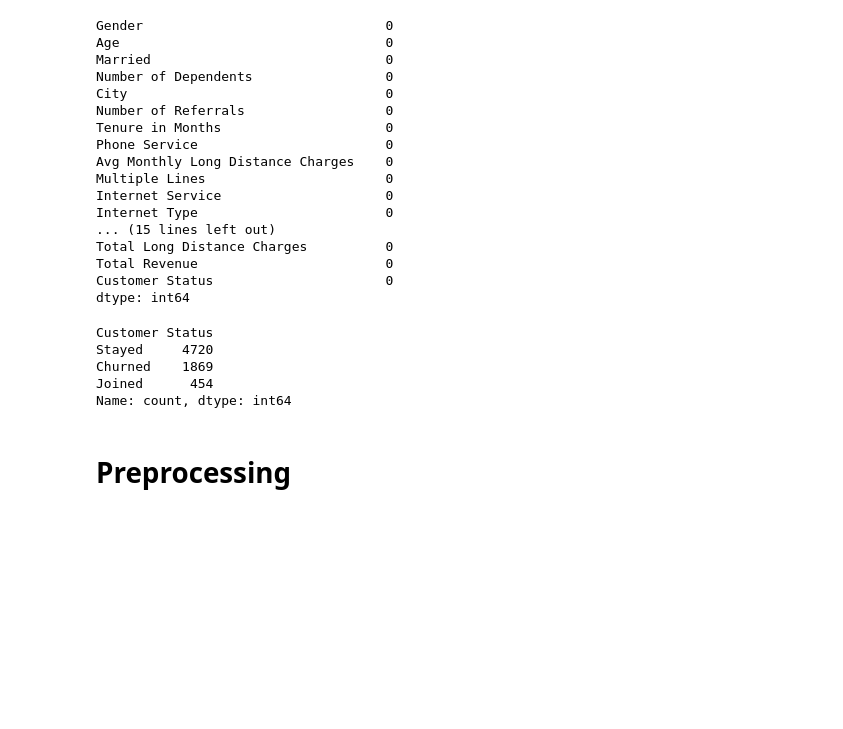
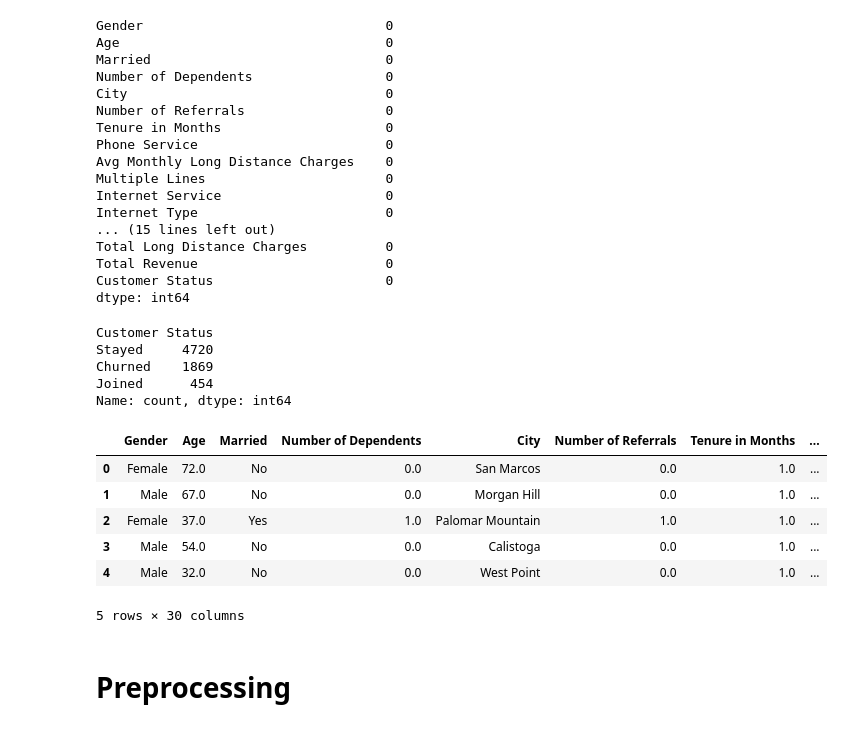
Before and after one commit to thaovi2614/ml-customer-churn-analysis, a Jupyter notebook: notebook/churn_analysis.ipynb, the cells around one changed output. Drawn from its saved outputs; the diff is of its cells as text; code cells hidden in the pictures; blank space fills up the shorter version.

```diff
--- a/notebook/churn_analysis.ipynb
+++ b/notebook/churn_analysis.ipynb
@@ -344,6 +358,16 @@ Stayed     4720
 Churned    1869
 Joined      454
 Name: count, dtype: int64
+# %%
+df.head(5)
+# %% [output]
+|  | Gender | Age | Married | Number of Dependents | City | Number of Referrals | Tenure in Months | ... |
+| 0 | Female | 72.0 | No | 0.0 | San Marcos | 0.0 | 1.0 | ... |
+| 1 | Male | 67.0 | No | 0.0 | Morgan Hill | 0.0 | 1.0 | ... |
+| 2 | Female | 37.0 | Yes | 1.0 | Palomar Mountain | 1.0 | 1.0 | ... |
+| 3 | Male | 54.0 | No | 0.0 | Calistoga | 0.0 | 1.0 | ... |
+| 4 | Male | 32.0 | No | 0.0 | West Point | 0.0 | 1.0 | ... |
+5 rows × 30 columns
 # %% [markdown]
 # Preprocessing
 # %% [markdown]
```
Also changed, not shown: parts of 6 cells of this notebook, 4 other files.
